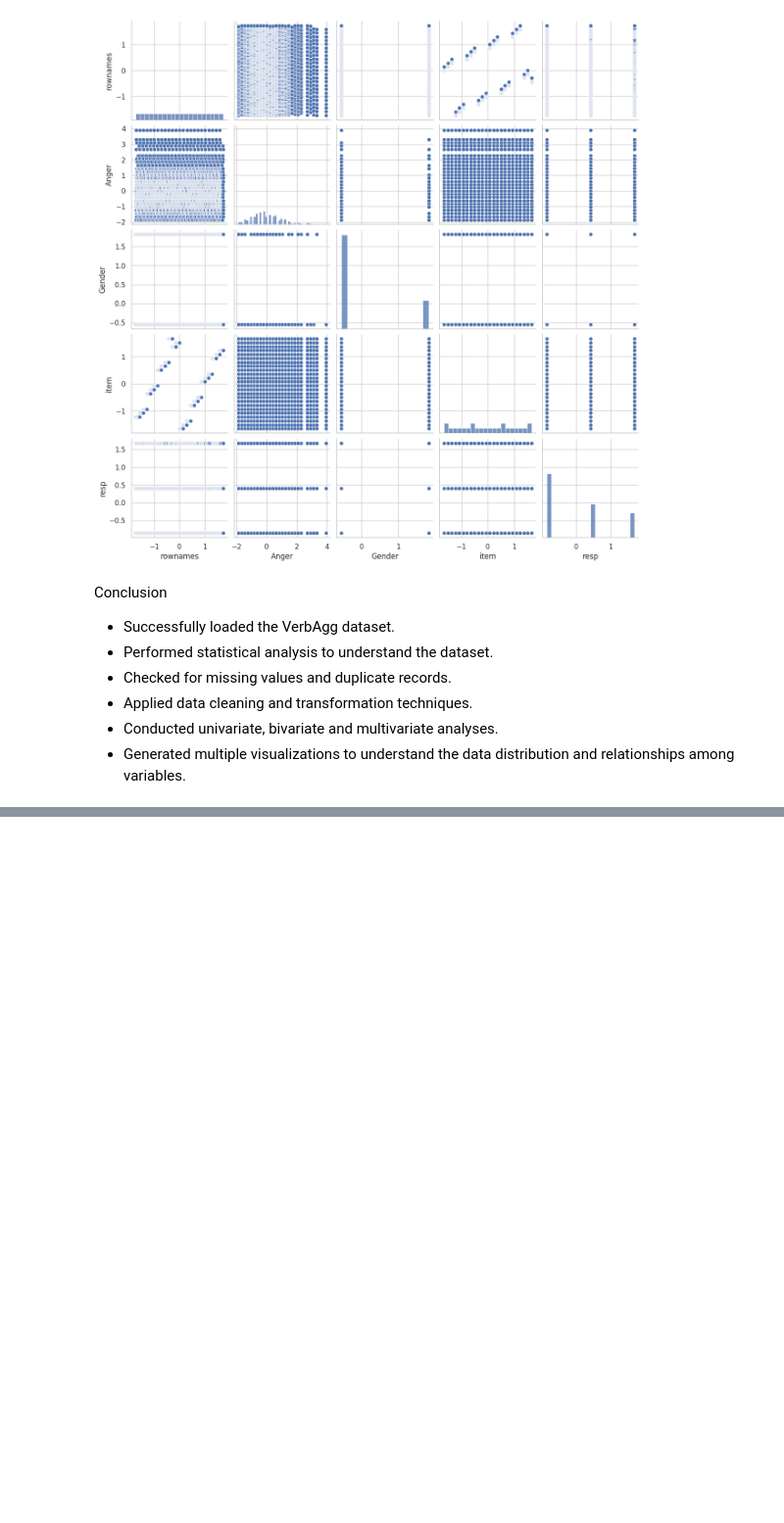
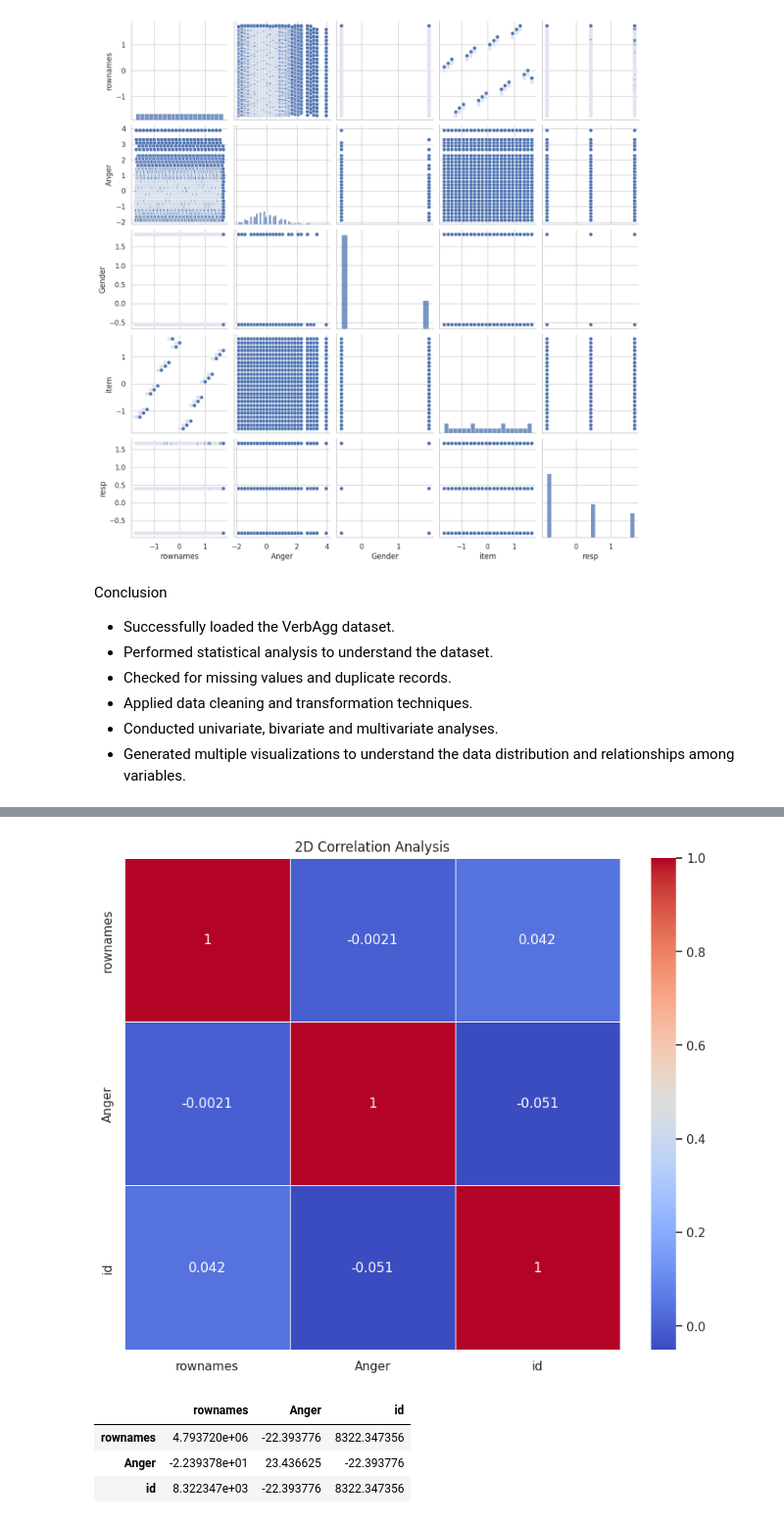
Before and after one commit to Ishita1609/Ishita-Singh, a Jupyter notebook: EDA_Phase1.ipynb, the cells around one changed output, grey strips where cells are left out. Shown at 98% size. Saved outputs shown, nothing was run; the diff lists cells and outputs as text; code cells hidden in the pictures; blank space fills up the shorter version.

```diff
--- a/EDA_Phase1.ipynb
+++ b/EDA_Phase1.ipynb
@@ -256,0 +360,28 @@ Conclusion
+# %%
+# Correlation heatmap
+
+plt.figure(figsize=(10,8))
+
+sns.heatmap(
+    correlation,
+    annot=True,
+    cmap="coolwarm",
+    linewidths=0.5
+)
+
+plt.title("2D Correlation Analysis")
+
+plt.show()
+# %% [output]
+[figure, added]
+# %%
+# Covariance matrix
+
+covariance = df_phase2[numeric_cols].cov()
+
+covariance
+# %% [output]
+|  | rownames | Anger | id |
+| rownames | 4.793720e+06 | -22.393776 | 8322.347356 |
+| Anger | -2.239378e+01 | 23.436625 | -22.393776 |
+| id | 8.322347e+03 | -22.393776 | 8322.347356 |
```
Also changed, not shown: parts of 29 cells of this notebook.
